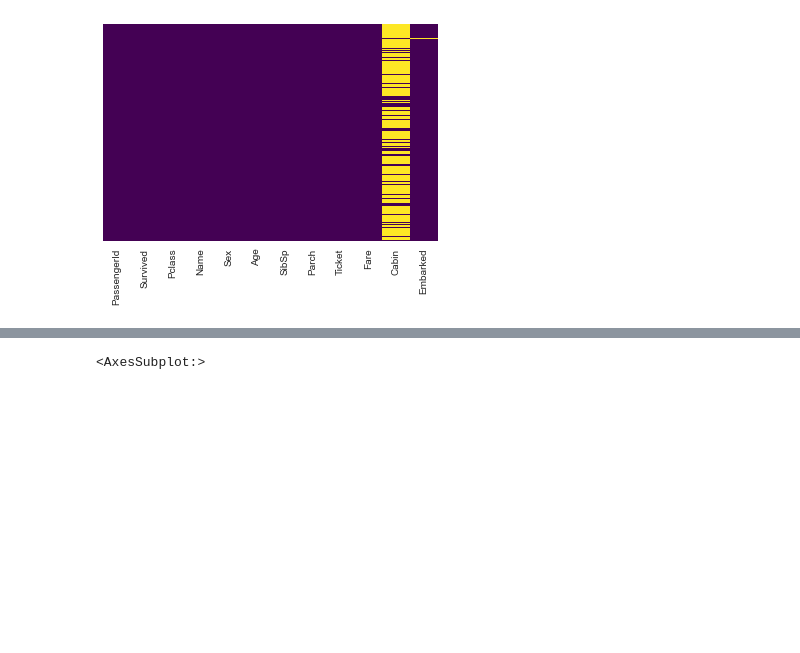
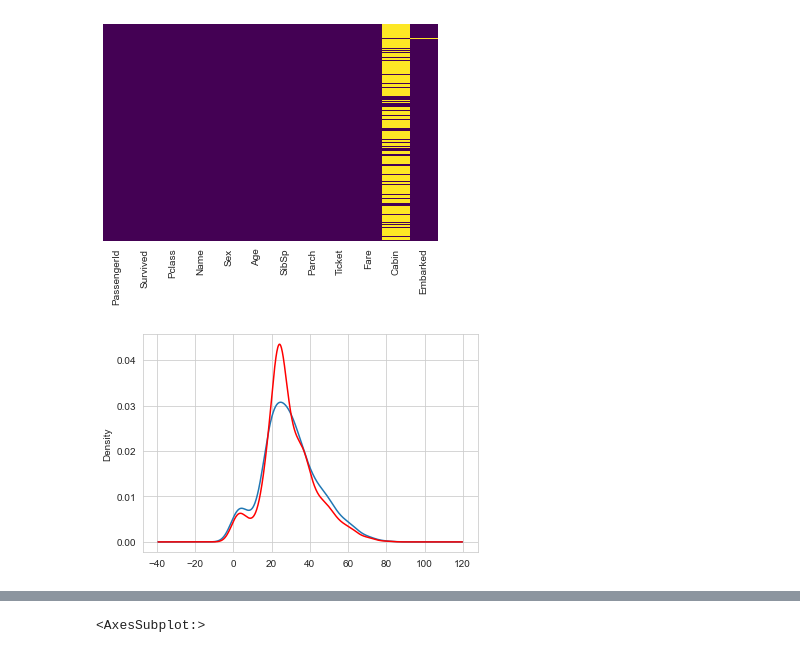
Before and after one commit to SEK7I0N/Python-WorkSpace, a Jupyter notebook: Python/Exploratory Data Analysis(EDA).ipynb, the cells around one changed output, grey strips where cells are left out. Saved outputs shown, nothing was run; the diff lists cells and outputs as text; code cells hidden in the pictures; blank space fills up the shorter version.

```diff
--- a/Python/Exploratory Data Analysis(EDA).ipynb
+++ b/Python/Exploratory Data Analysis(EDA).ipynb
@@ -121,6 +121,15 @@ sns.heatmap(train_age.isnull(), yticklabels=False, cbar=False, cmap='viridis')
 # %% [output]
 <AxesSubplot:>
 [figure]
+# %%
+# ploting the kde of train['Age'] and train_age['Age']
+fig = plt.figure()
+ax = fig.add_subplot(111)
+train['Age'].plot(kind='kde', ax=ax)
+train_age.Age.plot(kind='kde', ax=ax, color='red')
+lines, labels = ax.get_legend_handles_labels()
+# %% [output]
+[figure, added]
 # %%
 #we are dropping the column Cabin from our DF.
 
```
Also changed, not shown: 14 other files.
